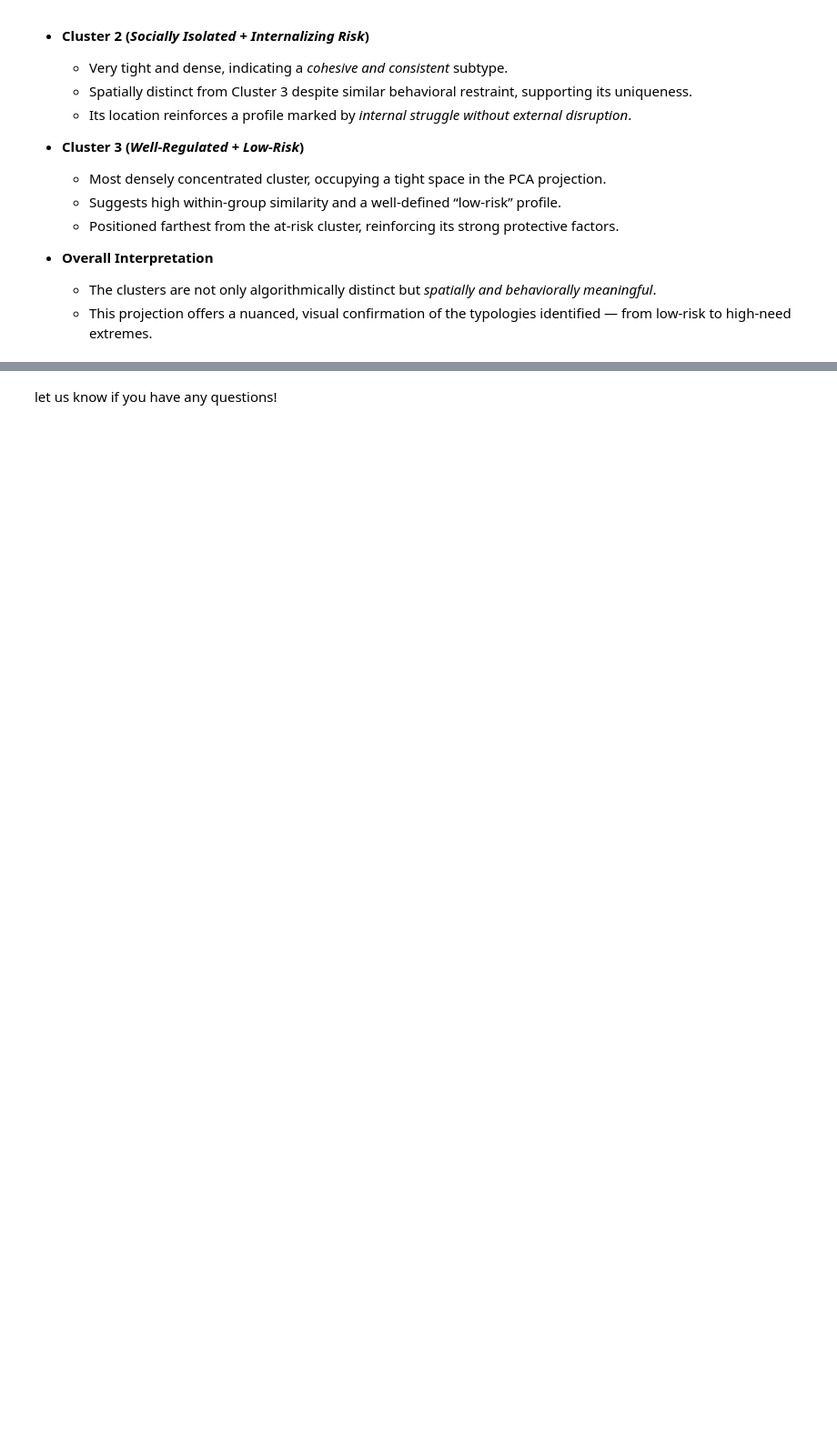
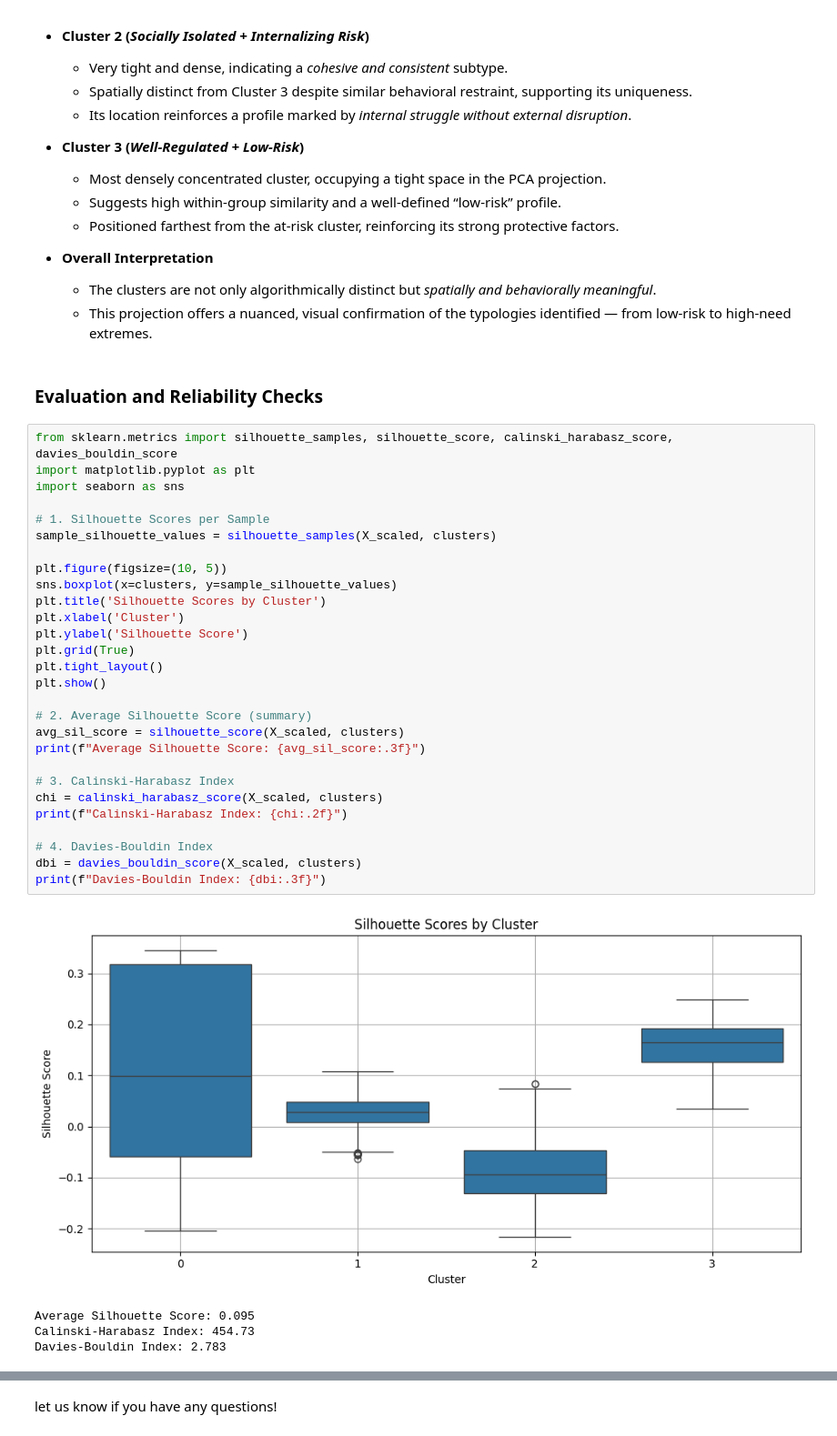
Before and after one commit to emilyh006/predict_absent, a Jupyter notebook: analysis.ipynb, the cells around one changed output, grey strips where cells are left out. Shown at 91% size. Cells and saved outputs as stored; diff of their text form; blank space fills up the shorter version.

```diff
--- a/analysis.ipynb
+++ b/analysis.ipynb
@@ -1548,3 +1546,38 @@ This cluster density map offers a powerful visualization of the underlying struc
 - **Overall Interpretation**
   - The clusters are not only algorithmically distinct but *spatially and behaviorally meaningful*.
   - This projection offers a nuanced, visual confirmation of the typologies identified — from low-risk to high-need extremes.
+# %% [markdown]
+### Evaluation and Reliability Checks
+# %%
+from sklearn.metrics import silhouette_samples, silhouette_score, calinski_harabasz_score, davies_bouldin_score
+import matplotlib.pyplot as plt
+import seaborn as sns
+
+# 1. Silhouette Scores per Sample
+sample_silhouette_values = silhouette_samples(X_scaled, clusters)
+
+plt.figure(figsize=(10, 5))
+sns.boxplot(x=clusters, y=sample_silhouette_values)
+plt.title('Silhouette Scores by Cluster')
+plt.xlabel('Cluster')
+plt.ylabel('Silhouette Score')
+plt.grid(True)
+plt.tight_layout()
+plt.show()
+
+# 2. Average Silhouette Score (summary)
+avg_sil_score = silhouette_score(X_scaled, clusters)
+print(f"Average Silhouette Score: {avg_sil_score:.3f}")
+
+# 3. Calinski-Harabasz Index
+chi = calinski_harabasz_score(X_scaled, clusters)
+print(f"Calinski-Harabasz Index: {chi:.2f}")
+
+# 4. Davies-Bouldin Index
+dbi = davies_bouldin_score(X_scaled, clusters)
+print(f"Davies-Bouldin Index: {dbi:.3f}")
+# %% [output]
+[figure, added]
+Average Silhouette Score: 0.095
+Calinski-Harabasz Index: 454.73
+Davies-Bouldin Index: 2.783
```
Also changed, not shown: parts of 3 cells of this notebook.
